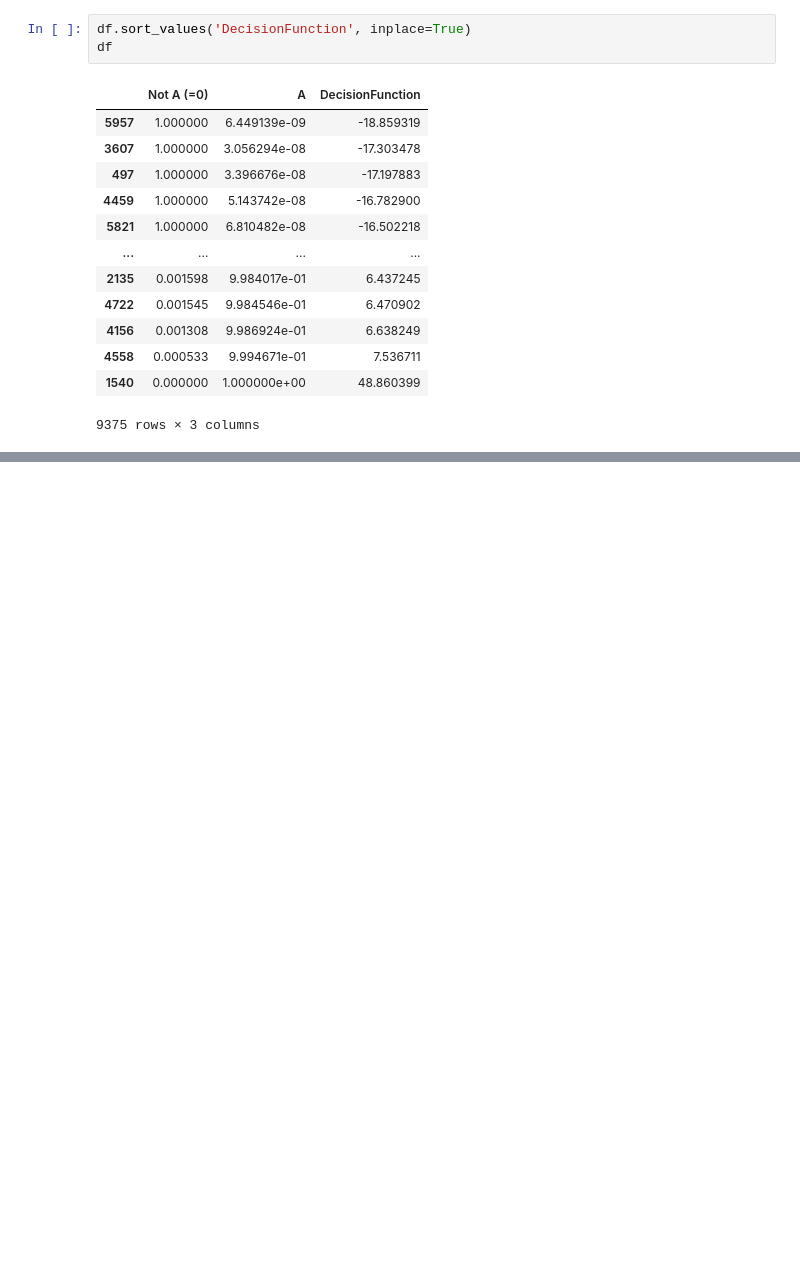
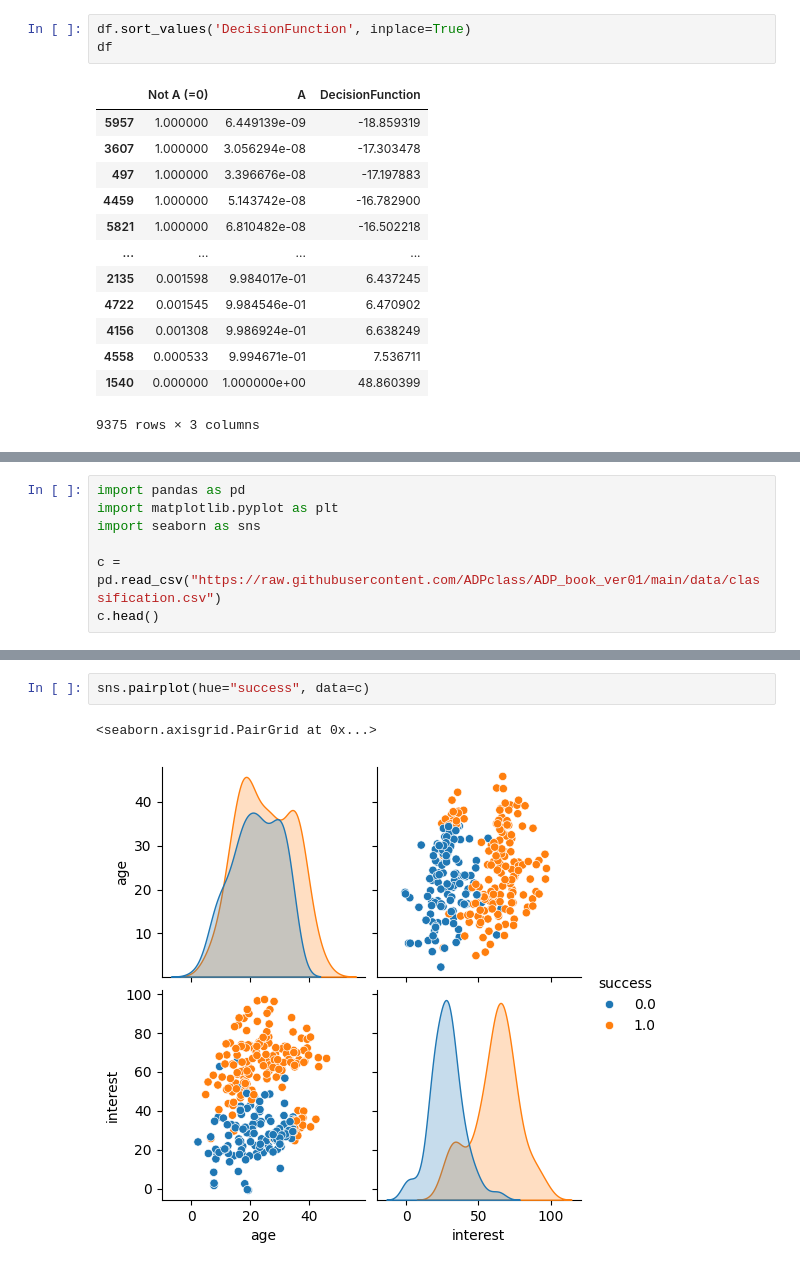
Before and after one commit to Soy-code/ADP, a Jupyter notebook: chapter6. 머신러닝-지도학습.ipynb, the cells around one changed output, grey strips where cells are left out. Cells and saved outputs as stored; diff of their text form; blank space fills up the shorter version.

```diff
--- a/chapter6. 머신러닝-지도학습.ipynb
+++ b/chapter6. 머신러닝-지도학습.ipynb
@@ -521,0 +655,7 @@ plt.figure(figsize=(15, 5))
+# %%
+import pandas as pd
+import matplotlib.pyplot as plt
+import seaborn as sns
+
+c = pd.read_csv("https://raw.githubusercontent.com/ADPclass/ADP_book_ver01/main/data/classification.csv")
+c.head()
@@ -521,0 +669,5 @@ plt.figure(figsize=(15, 5))
+# %%
+sns.pairplot(hue="success", data=c)
+# %% [output]
+<seaborn.axisgrid.PairGrid at 0x...>
+[figure, added]
```
Also changed, not shown: parts of 25 cells of this notebook.
